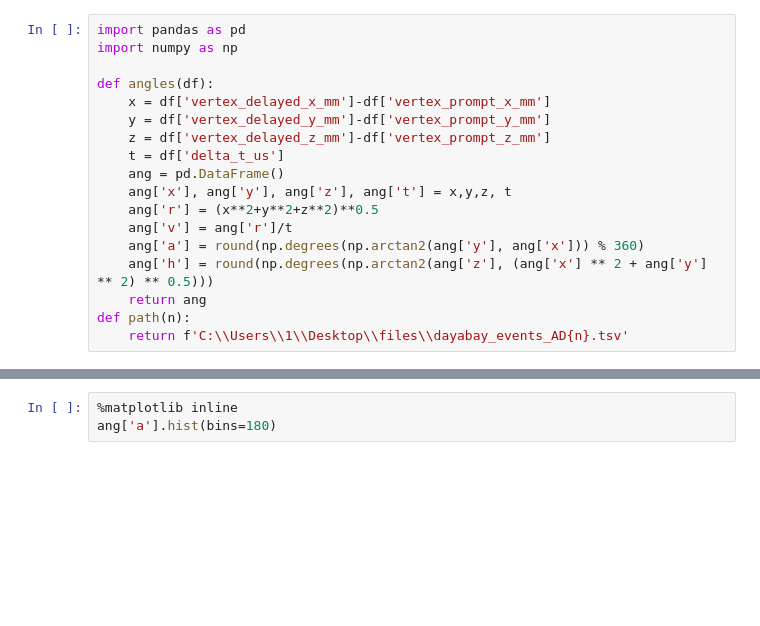
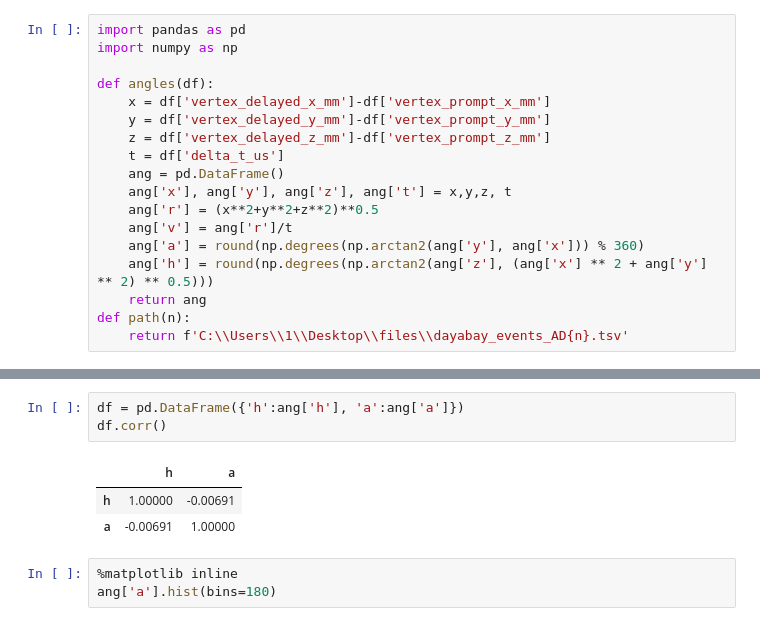
Before and after one commit to Dmitriy-Arhipov/lpr_python_1sem, a Jupyter notebook: DayaBay.ipynb, the cells around one changed output, grey strips where cells are left out. Saved outputs shown, nothing was run; the diff lists cells and outputs as text; blank space fills up the shorter version.

```diff
--- a/DayaBay.ipynb
+++ b/DayaBay.ipynb
@@ -55,3 +63,10 @@ ac = ang.groupby(['a']).agg({'a':'count'})
+# %%
+df = pd.DataFrame({'h':ang['h'], 'a':ang['a']})
+df.corr()
+# %% [output]
+|  | h | a |
+| h | 1.00000 | -0.00691 |
+| a | -0.00691 | 1.00000 |
 # %%
 %matplotlib inline
 ang['a'].hist(bins=180)
```
Also changed, not shown: parts of 8 cells of this notebook.
